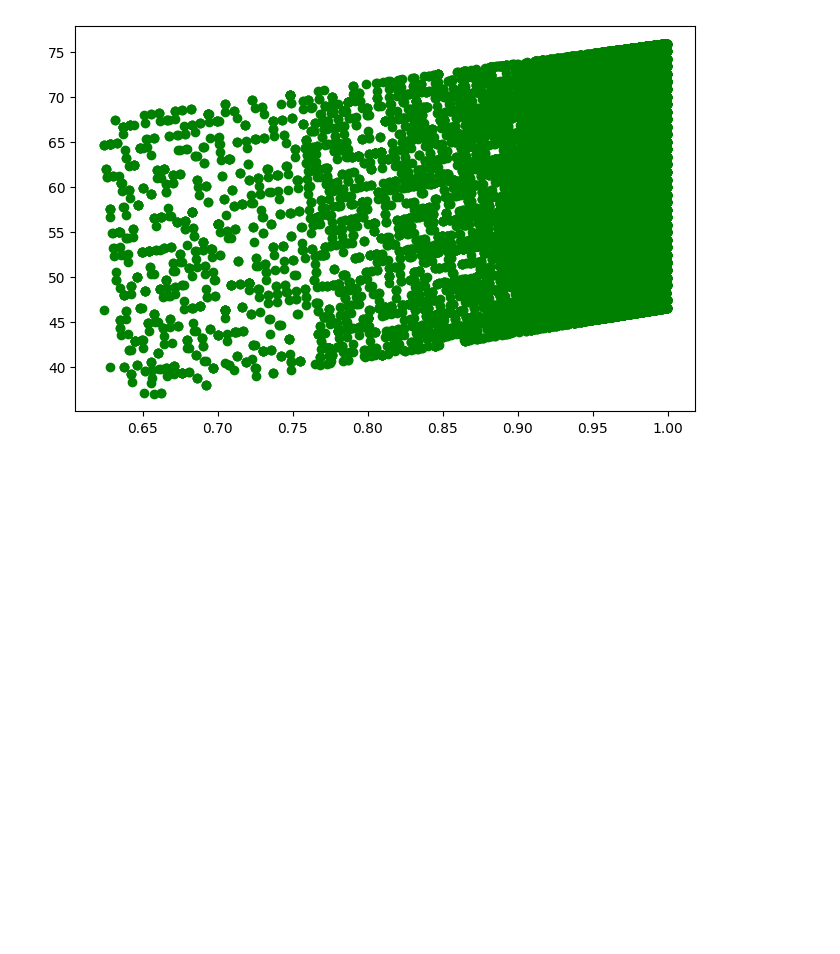
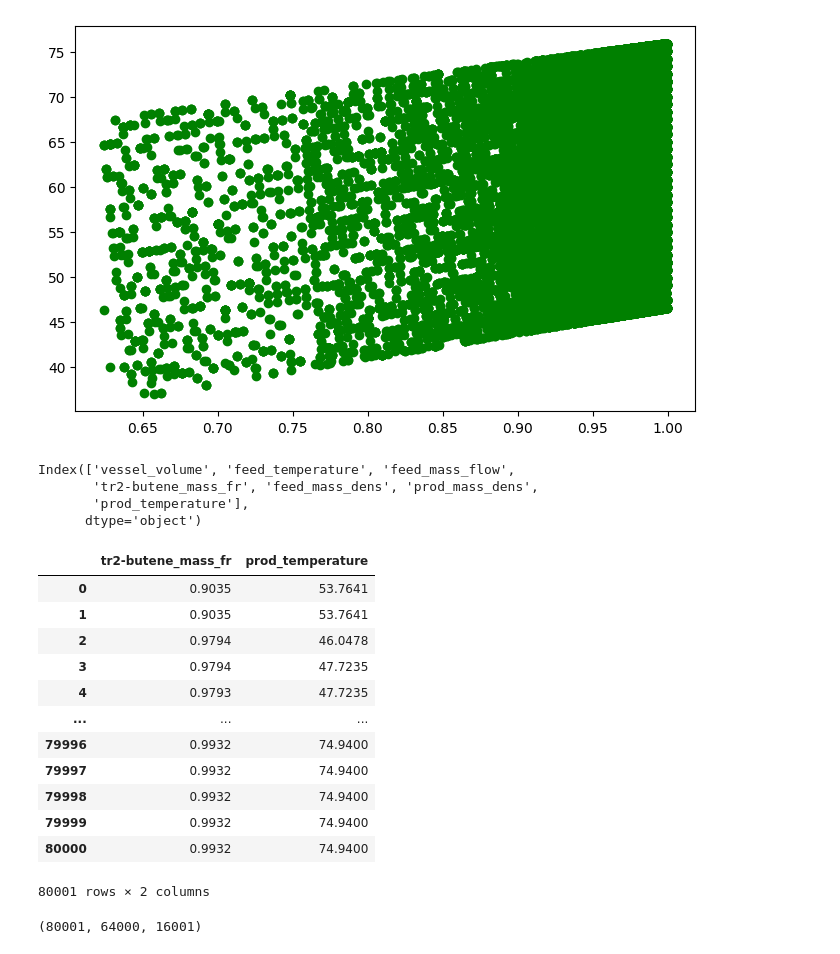
Before and after one commit to Rus-tam/simple-isomerization-ML, a Jupyter notebook: Simple isomerization.ipynb, the cells around one changed output. Cells and saved outputs as stored; diff of their text form; code cells hidden in the pictures; blank space fills up the shorter version.

```diff
--- a/Simple isomerization.ipynb
+++ b/Simple isomerization.ipynb
@@ -43,3 +43,35 @@ plt.figure(figsize=(8, 5))
 plt.scatter(data['tr2-butene_mass_fr'], data['prod_temperature'], c='g');
 # %% [output]
 [figure]
+# %%
+data.columns
+# %% [output]
+Index(['vessel_volume', 'feed_temperature', 'feed_mass_flow',
+       'tr2-butene_mass_fr', 'feed_mass_dens', 'prod_mass_dens',
+       'prod_temperature'],
+      dtype='object')
+# %%
+# Create X & y values  (features and labels)
+X = data.iloc[:, [0, 1, 2]]
+y = data.iloc[:, [3, 6]]
+# %% [output]
+|  | tr2-butene_mass_fr | prod_temperature |
+| 0 | 0.9035 | 53.7641 |
+| 1 | 0.9035 | 53.7641 |
+| 2 | 0.9794 | 46.0478 |
+| 3 | 0.9794 | 47.7235 |
+| 4 | 0.9793 | 47.7235 |
+| ... | ... | ... |
+| 79996 | 0.9932 | 74.9400 |
+| 79997 | 0.9932 | 74.9400 |
+| 79998 | 0.9932 | 74.9400 |
+| 79999 | 0.9932 | 74.9400 |
+| 80000 | 0.9932 | 74.9400 |
+80001 rows × 2 columns
+# %%
+# Creating training and test sets
+from sklearn.model_selection import train_test_split
+X_train, X_test, y_train, y_test = train_test_split(X, y, test_size=0.2, random_state=42)
+len(X), len(X_train), len(X_test)
+# %% [output]
+(80001, 64000, 16001)
```
Also changed, not shown: parts of 1 cell of this notebook.
